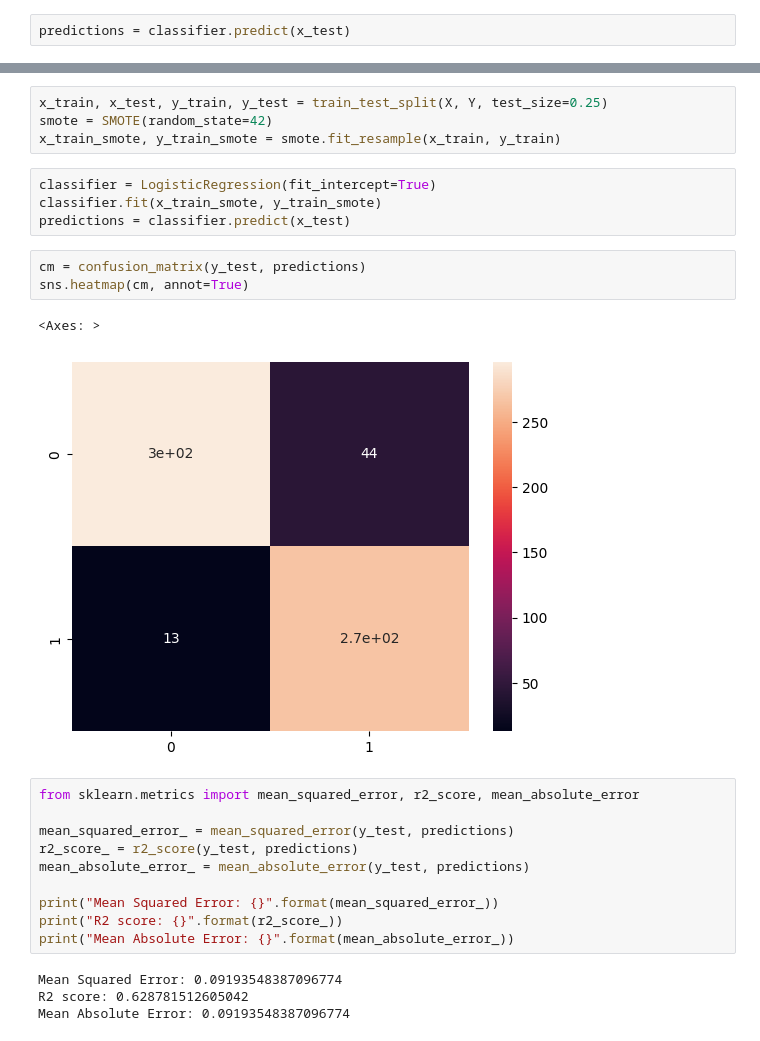
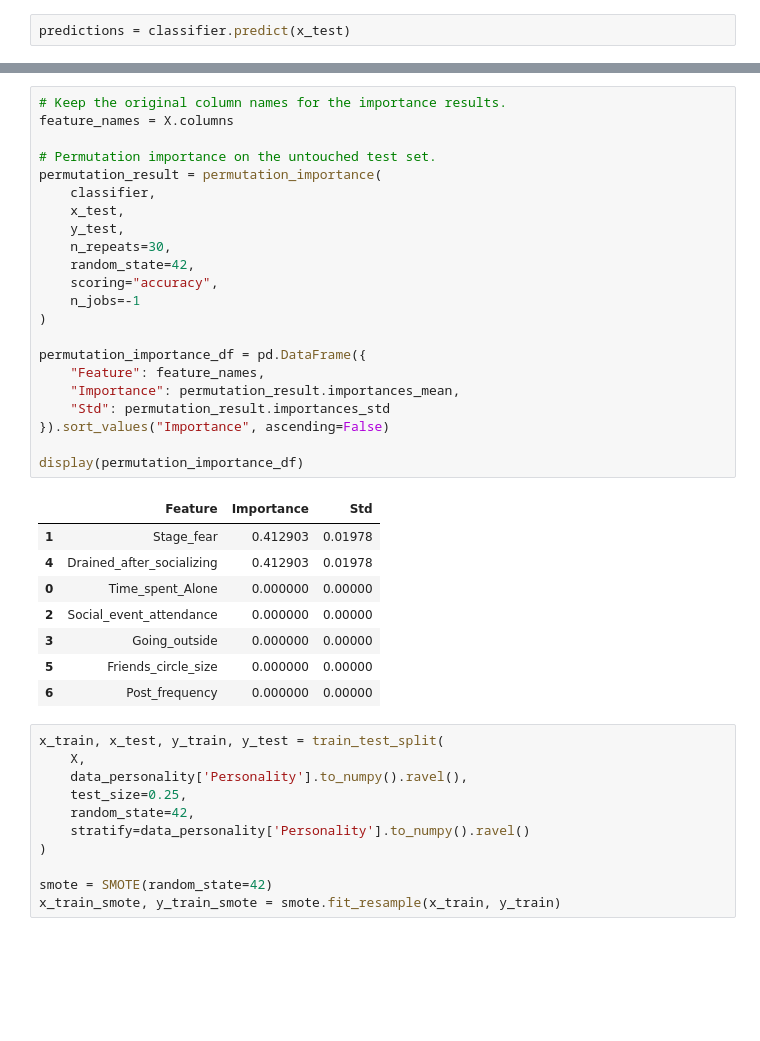
Before and after one commit to miguelestradam3/personality_predictor, a Jupyter notebook: main.ipynb, the cells around one changed output, grey strips where cells are left out. Cells and saved outputs as stored; diff of their text form; blank space fills up the shorter version.

```diff
--- a/main.ipynb
+++ b/main.ipynb
@@ -184,28 +207,42 @@ Y = Y.reshape(-1,1)
+# %%
+# Keep the original column names for the importance results.
+feature_names = X.columns
+
+# Permutation importance on the untouched test set.
+permutation_result = permutation_importance(
+    classifier,
+    x_test,
+    y_test,
+    n_repeats=30,
+    random_state=42,
+    scoring="accuracy",
+    n_jobs=-1
+)
+
+permutation_importance_df = pd.DataFrame({
+    "Feature": feature_names,
+    "Importance": permutation_result.importances_mean,
+    "Std": permutation_result.importances_std
+}).sort_values("Importance", ascending=False)
+
+display(permutation_importance_df)
+# %% [output]
+|  | Feature | Importance | Std |
+| 1 | Stage_fear | 0.412903 | 0.01978 |
+| 4 | Drained_after_socializing | 0.412903 | 0.01978 |
+| 0 | Time_spent_Alone | 0.000000 | 0.00000 |
+| 2 | Social_event_attendance | 0.000000 | 0.00000 |
+| 3 | Going_outside | 0.000000 | 0.00000 |
+| 5 | Friends_circle_size | 0.000000 | 0.00000 |
+| 6 | Post_frequency | 0.000000 | 0.00000 |
 # %%
-x_train, x_test, y_train, y_test = train_test_split(X, Y, test_size=0.25)
+x_train, x_test, y_train, y_test = train_test_split(
+    X,
+    data_personality['Personality'].to_numpy().ravel(),
+    test_size=0.25,
+    random_state=42,
+    stratify=data_personality['Personality'].to_numpy().ravel()
+)
+
 smote = SMOTE(random_state=42)
 x_train_smote, y_train_smote = smote.fit_resample(x_train, y_train)
-# %%
-classifier = LogisticRegression(fit_intercept=True)
-classifier.fit(x_train_smote, y_train_smote)
-predictions = classifier.predict(x_test)
-# %%
-cm = confusion_matrix(y_test, predictions)
-sns.heatmap(cm, annot=True)
-# %% [output]
-<Axes: >
-[figure, removed]
-# %%
-from sklearn.metrics import mean_squared_error, r2_score, mean_absolute_error
-
-mean_squared_error_ = mean_squared_error(y_test, predictions)
-r2_score_ = r2_score(y_test, predictions)
-mean_absolute_error_ = mean_absolute_error(y_test, predictions)
-
-print("Mean Squared Error: {}".format(mean_squared_error_))
-print("R2 score: {}".format(r2_score_))
-print("Mean Absolute Error: {}".format(mean_absolute_error_))
-# %% [output]
-Mean Squared Error: 0.09193548387096774
-R2 score: 0.628781512605042
-Mean Absolute Error: 0.09193548387096774
```
Also changed, not shown: parts of 21 cells of this notebook.
